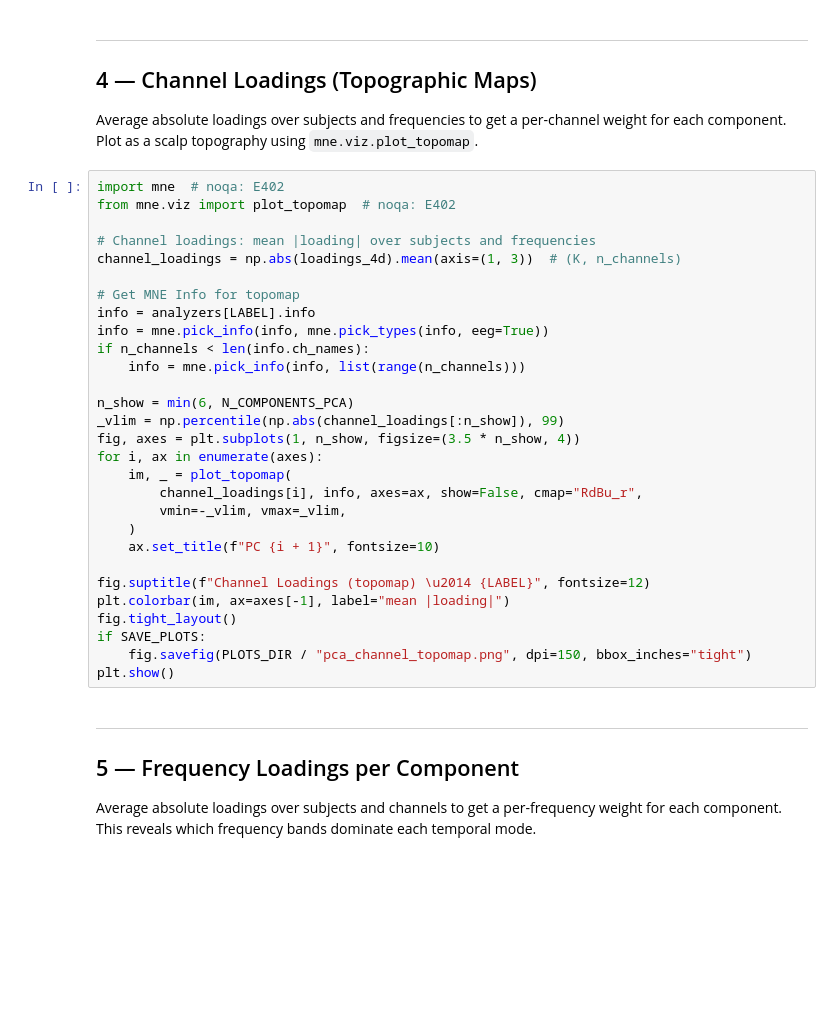
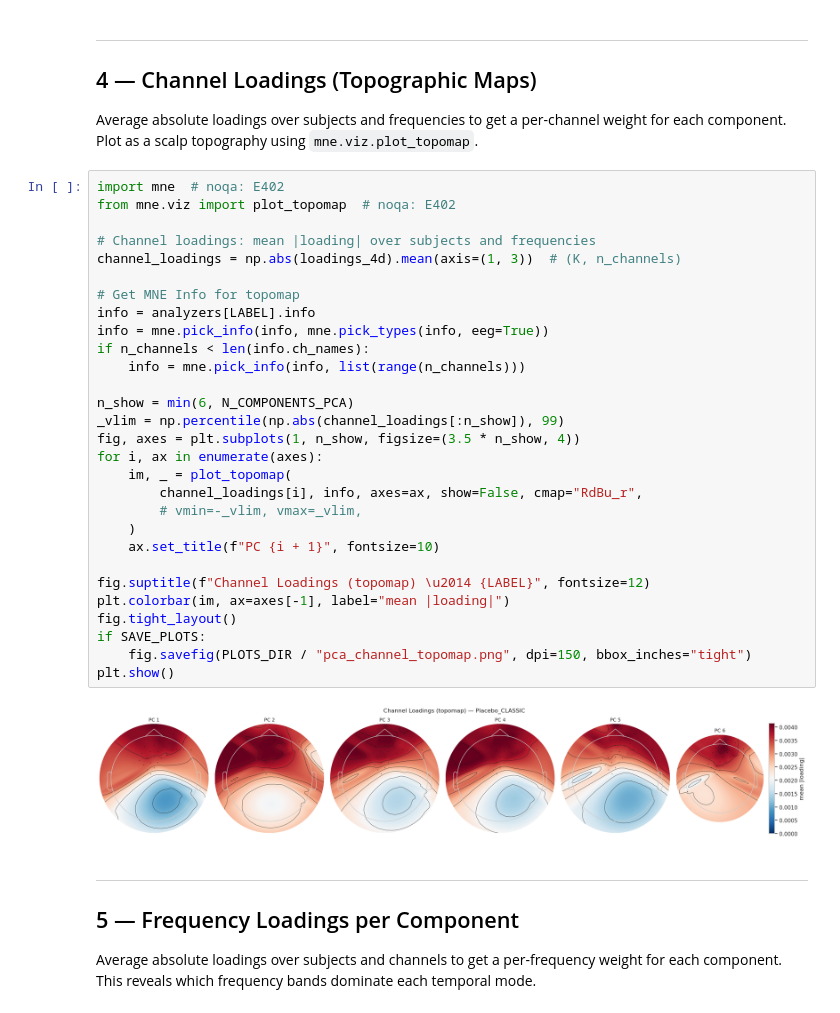
Before and after one commit to dbeinhauer/psilocybin-eeg, a Jupyter notebook: notebooks/04-wavelet-ica-analysis/wavelet_ica_superbrain.ipynb, the cells around one changed output. Cells and saved outputs as stored; diff of their text form; blank space fills up the shorter version.

```diff
--- a/notebooks/04-wavelet-ica-analysis/wavelet_ica_superbrain.ipynb
+++ b/notebooks/04-wavelet-ica-analysis/wavelet_ica_superbrain.ipynb
@@ -329,32 +363,34 @@ using `mne.viz.plot_topomap`.
 # %%
 import mne  # noqa: E402
 from mne.viz import plot_topomap  # noqa: E402
 
 # Channel loadings: mean |loading| over subjects and frequencies
 channel_loadings = np.abs(loadings_4d).mean(axis=(1, 3))  # (K, n_channels)
 
 # Get MNE Info for topomap
 info = analyzers[LABEL].info
 info = mne.pick_info(info, mne.pick_types(info, eeg=True))
 if n_channels < len(info.ch_names):
     info = mne.pick_info(info, list(range(n_channels)))
 
 n_show = min(6, N_COMPONENTS_PCA)
 _vlim = np.percentile(np.abs(channel_loadings[:n_show]), 99)
 fig, axes = plt.subplots(1, n_show, figsize=(3.5 * n_show, 4))
 for i, ax in enumerate(axes):
     im, _ = plot_topomap(
         channel_loadings[i], info, axes=ax, show=False, cmap="RdBu_r",
-        vmin=-_vlim, vmax=_vlim,
+        # vmin=-_vlim, vmax=_vlim,
     )
     ax.set_title(f"PC {i + 1}", fontsize=10)
 
 fig.suptitle(f"Channel Loadings (topomap) \u2014 {LABEL}", fontsize=12)
 plt.colorbar(im, ax=axes[-1], label="mean |loading|")
 fig.tight_layout()
 if SAVE_PLOTS:
     fig.savefig(PLOTS_DIR / "pca_channel_topomap.png", dpi=150, bbox_inches="tight")
 plt.show()
+# %% [output]
+[figure, added]
 # %% [markdown]
 ---
 ## 5 — Frequency Loadings per Component
```
Also changed, not shown: parts of 14 cells of this notebook, 2 other files.
